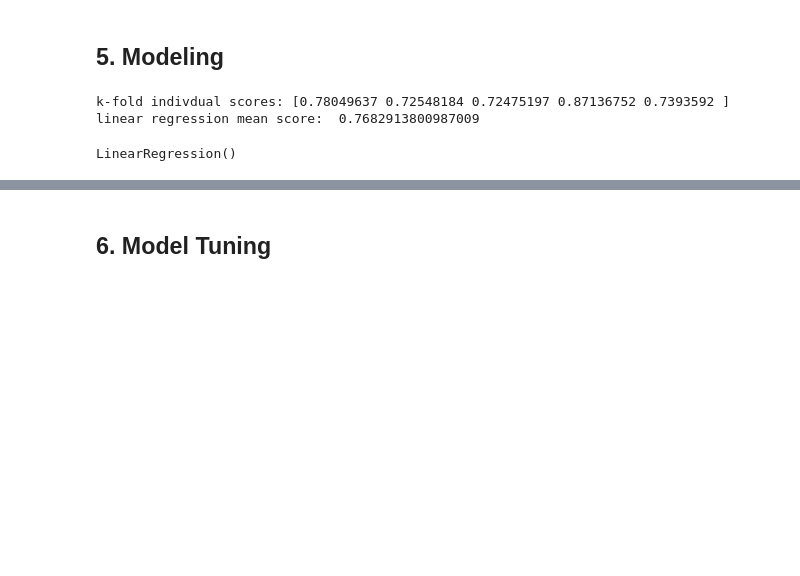
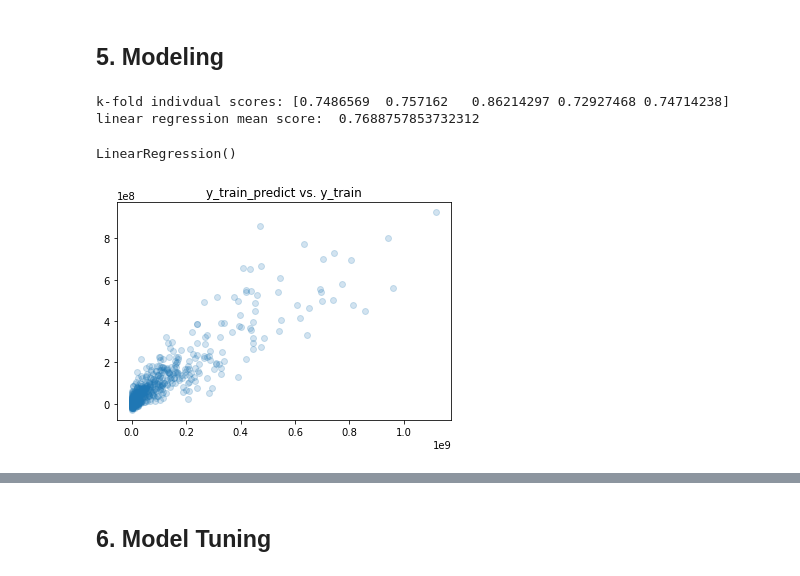
Before and after one commit to slp22/regression-project, a Jupyter notebook: adaptation_movies_regression.ipynb, the cells around one changed output, grey strips where cells are left out. Cells and saved outputs as stored; diff of their text form; code cells hidden in the pictures; blank space fills up the shorter version.

```diff
--- a/adaptation_movies_regression.ipynb
+++ b/adaptation_movies_regression.ipynb
@@ -60,8 +88,6 @@ movie_df.isnull().sum()
-# %%
-# interpolate null values
-movie_df['opening_theathers'] = movie_df['opening_theathers'].interpolate()
-movie_df['runtime'] = movie_df['runtime'].interpolate()
-movie_df['max_theaters'] = movie_df['max_theaters'].interpolate()
+# %%
+# drop null values
+movie_df.dropna(axis=0, how='any', inplace=True)
 # %%
 # double check for null values
 movie_df.isnull().sum()
@@ -207,16 +285,15 @@ y = movie_df['international_total_gross']
 X = movie_df.loc[:,['domestic_total_gross',
                     'domestic_opening',
                     'budget',
-                    'rank',
                     'max_theaters',
                     'opening_theathers',
+                    'rank',
                     'runtime',
+                    'release_date',
 #                     'movie_title',
-                    'rating_NC17',
                     'rating_PG',
                     'rating_PG13',
                     'rating_R',
-                    'distributor_New Line Cinema',
                     'distributor_Paramount Pictures',
                     'distributor_Sony Pictures Entertainment (SPE)',
                     'distributor_Twentieth Century Fox',
@@ -244,15 +341,17 @@ print("linear regression mean score: ", np.mean(scores))
 
 lin_reg.fit(X_train, y_train)
 # %% [output]
-k-fold indivdual scores: [0.78049637 0.72548184 0.72475197 0.87136752 0.7393592 ]
-linear regression mean score:  0.7682913800987009
+k-fold indivdual scores: [0.7486569  0.757162   0.86214297 0.72927468 0.74714238]
+linear regression mean score:  0.7688757853732312
 LinearRegression()
 # %%
 # train: fitted vs. actual
-y_train_pred = lin_reg.predict(X_train)
+y_train_predict = lin_reg.predict(X_train)
 
-plt.scatter(y_train, y_train_pred, alpha=0.2)
+plt.scatter(y_train, y_train_predict, alpha=0.2)
 plt.plot([0, 400], [0, 400])
-plt.title("y_train_pred vs. y_train");
+plt.title("y_train_predict vs. y_train");
+# %% [output]
+[figure, added]
 # %%
 # test: fitted vs. actual
```
Also changed, not shown: parts of 61 cells of this notebook.
